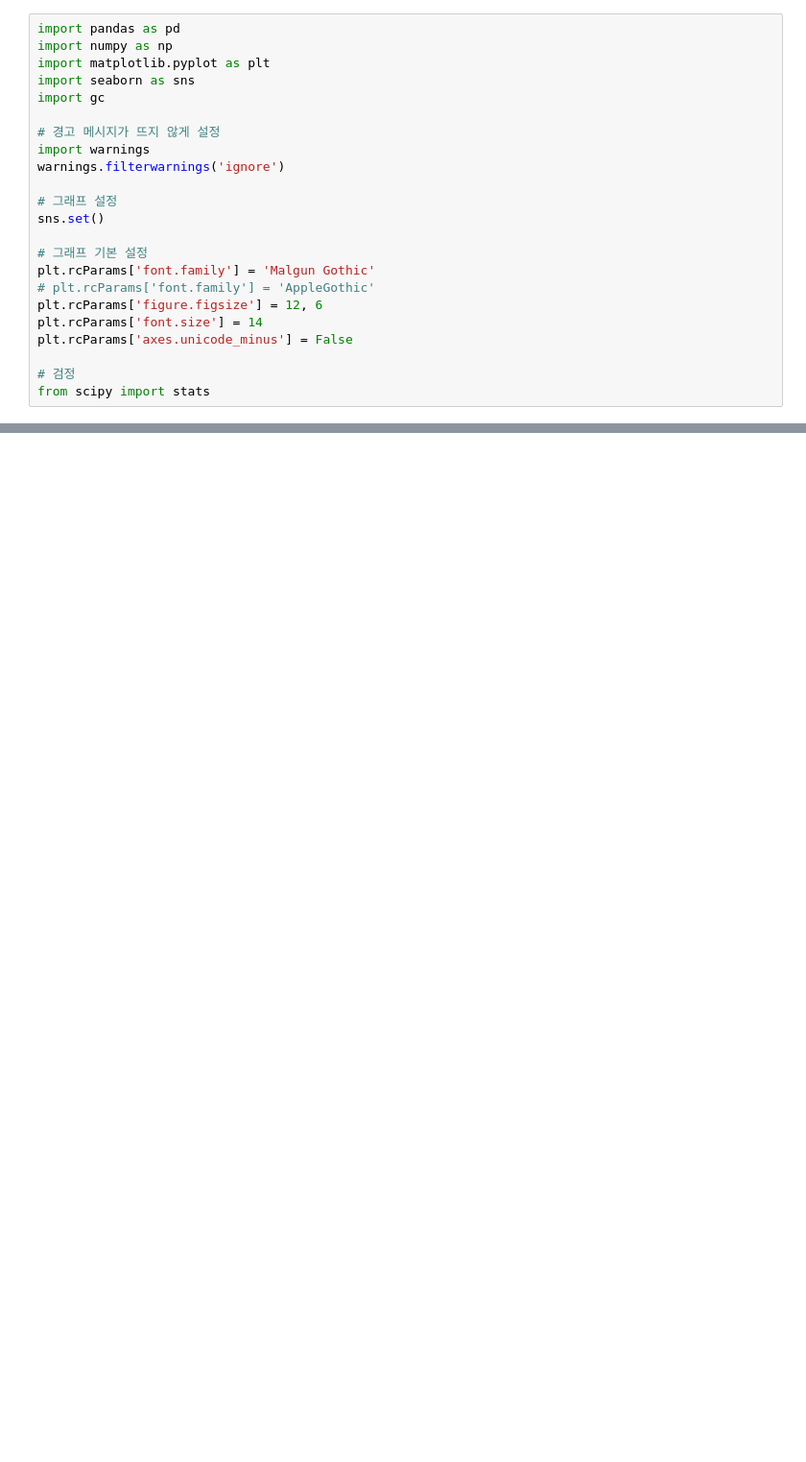
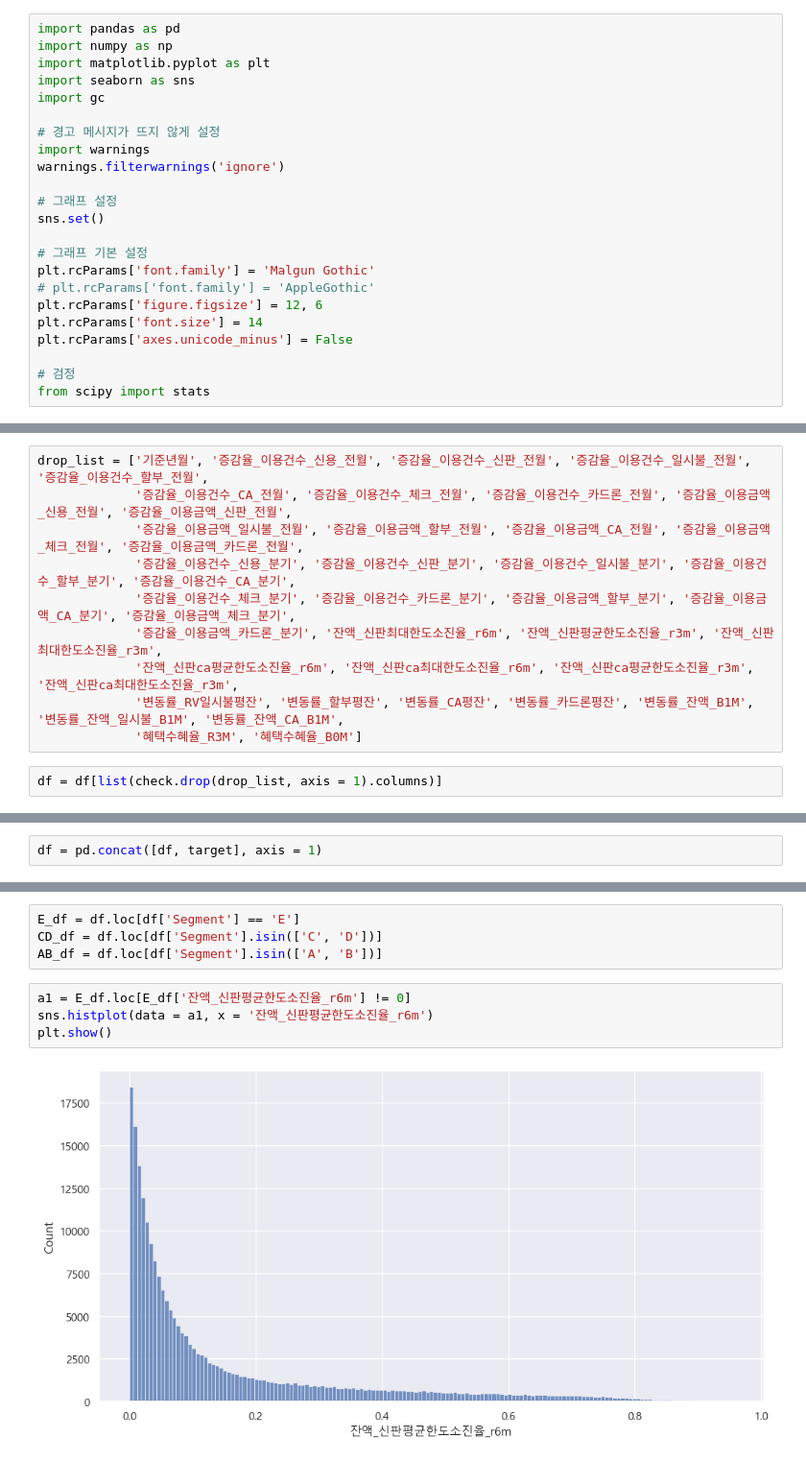
Before and after one commit to Rungky/FinalProject, a Jupyter notebook: src/강창휘/성과정보EDA.ipynb, the cells around one changed output, grey strips where cells are left out. Shown at 96% size. Drawn from its saved outputs; the diff is of its cells as text; blank space fills up the shorter version.

```diff
--- a/src/강창휘/성과정보EDA.ipynb
+++ b/src/강창휘/성과정보EDA.ipynb
@@ -28,0 +32,12 @@ KeyError: '카드론동의여부'
+# %%
+drop_list = ['기준년월', '증감율_이용건수_신용_전월', '증감율_이용건수_신판_전월', '증감율_이용건수_일시불_전월', '증감율_이용건수_할부_전월',
+             '증감율_이용건수_CA_전월', '증감율_이용건수_체크_전월', '증감율_이용건수_카드론_전월', '증감율_이용금액_신용_전월', '증감율_이용금액_신판_전월',
+             '증감율_이용금액_일시불_전월', '증감율_이용금액_할부_전월', '증감율_이용금액_CA_전월', '증감율_이용금액_체크_전월', '증감율_이용금액_카드론_전월',
+             '증감율_이용건수_신용_분기', '증감율_이용건수_신판_분기', '증감율_이용건수_일시불_분기', '증감율_이용건수_할부_분기', '증감율_이용건수_CA_분기',
+             '증감율_이용건수_체크_분기', '증감율_이용건수_카드론_분기', '증감율_이용금액_할부_분기', '증감율_이용금액_CA_분기', '증감율_이용금액_체크_분기',
+             '증감율_이용금액_카드론_분기', '잔액_신판최대한도소진율_r6m', '잔액_신판평균한도소진율_r3m', '잔액_신판최대한도소진율_r3m',
+             '잔액_신판ca평균한도소진율_r6m', '잔액_신판ca최대한도소진율_r6m', '잔액_신판ca평균한도소진율_r3m', '잔액_신판ca최대한도소진율_r3m',
+             '변동률_RV일시불평잔', '변동률_할부평잔', '변동률_CA평잔', '변동률_카드론평잔', '변동률_잔액_B1M', '변동률_잔액_일시불_B1M', '변동률_잔액_CA_B1M',
+             '혜택수혜율_R3M', '혜택수혜율_B0M']
+# %%
+df = df[list(check.drop(drop_list, axis = 1).columns)]
@@ -28,0 +59,2 @@ KeyError: '카드론동의여부'
+# %%
+df = pd.concat([df, target], axis = 1)
@@ -28,0 +151,10 @@ KeyError: '카드론동의여부'
+# %%
+E_df = df.loc[df['Segment'] == 'E']
+CD_df = df.loc[df['Segment'].isin(['C', 'D'])]
+AB_df = df.loc[df['Segment'].isin(['A', 'B'])]
+# %%
+a1 = E_df.loc[E_df['잔액_신판평균한도소진율_r6m'] != 0]
+sns.histplot(data = a1, x = '잔액_신판평균한도소진율_r6m')
+plt.show()
+# %% [output]
+[figure, added]
```
Also changed, not shown: parts of 24 cells of this notebook, 8 other files.
